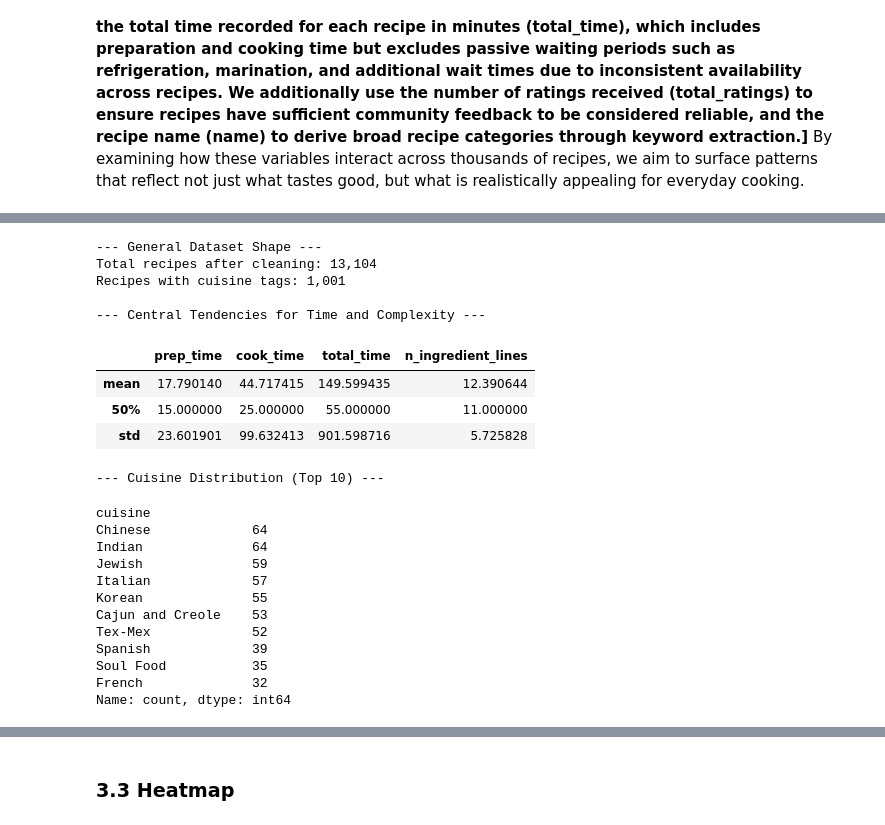
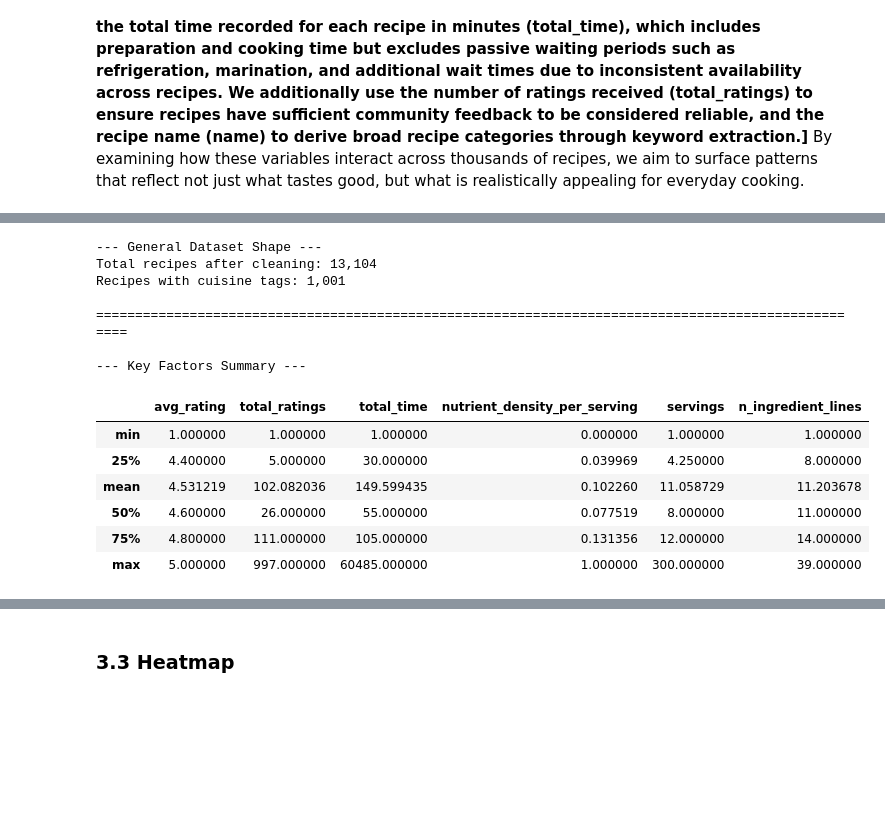
Before and after one commit to Capacesse/NUS-Allrecipes-DataAnalysis-2026, a Jupyter notebook: main_project.ipynb, the cells around one changed output, grey strips where cells are left out. Saved outputs shown, nothing was run; the diff lists cells and outputs as text; code cells hidden in the pictures; blank space fills up the shorter version.

```diff
--- a/main_project.ipynb
+++ b/main_project.ipynb
@@ -62,7 +64,7 @@ for col in num_cols:
     df[col] = pd.to_numeric(df[col], errors='coerce')
 
 # Drop rows missing essential metrics
-df.dropna(subset=['avg_rating', 'ingredients', 'prep_time',
+df.dropna(subset=['name', 'avg_rating', 'ingredients', 'prep_time',
                   'cook_time', 'total_time'], inplace=True)
 
 # Remove recipes with 0 time
@@ -79,8 +101,19 @@ def count_ingredients(s):
 
 df['n_ingredient_lines'] = df['ingredients'].apply(count_ingredients)
+# %%
+# Nutritional value of recipe using the nutrient density
+# Nutrient Density is the number of nutrients in a food relative to the calories that food provides.
+# Multiply protein and fat to their energy density, 4 and 9, and divide my the calories to get the nutrient density
+# [(protein x 4 + fat x 9)/calories]
+df['nutrient_density'] = ((df['protein'] * 4) + (df['fat'] * 9)) / df['calories']
+
+# Find nutrient density per serving
+df['nutrient_density_per_serving'] = df['nutrient_density'] / df['servings']
 # %%
+df['log_total_time'] = np.log1p(df['total_time']) # log-transform heavily skewed data
+df_filtered = df[df['total_ratings'] >= 10].copy() # Filter for reliable averages
+
 # Actionable Score
-df_filtered = df[df['total_ratings'] >= 10].copy() # Filter for reliable averages
 df_filtered['z_rating'] = stats.zscore(df_filtered['avg_rating'])
 
 df_filtered['z_ingredients'] = stats.zscore(df_filtered['n_ingredient_lines'])
@@ -95,64 +141,25 @@ df_filtered['ultimate_score'] = df_filtered['z_rating'] - (df_filtered['z_log_ti
 # %%
 print("--- General Dataset Shape ---")
 print(f"Total recipes after cleaning: {len(df):,}")
 print(f"Recipes with cuisine tags: {df['cuisine'].notna().sum():,}")
 
-print("\n--- Central Tendencies for Time and Complexity ---")
-time_stats = df[['prep_time', 'cook_time', 'total_time', 'n_ingredient_lines']].describe().loc[['mean', '50%', 'std']]
-display(time_stats)
+print("\n" + "="*100)
 
-print("\n--- Cuisine Distribution (Top 10) ---")
-display(df['cuisine'].value_counts().head(10))
-
-print("\n--- User Interaction Summary ---")
-rating_stats = df[['avg_rating', 'total_ratings']].describe().loc[['mean', '50%', 'max']]
+print("\n--- Key Factors Summary ---")
+rating_stats = df[['avg_rating', 'total_ratings', 'total_time', 'nutrient_density_per_serving', 'servings', 'n_ingredient_lines']].describe().loc[['min', '25%', 'mean', '50%', '75%', 'max']]
 display(rating_stats)
-
-print("\n--- Correlation: Time vs. Rating ---")
-corr_time_rating = df[['total_time', 'avg_rating']].corr().iloc[0,1]
-print(f"Pearson Correlation between Total Time and Average Rating: {corr_time_rating:.4f}")
-
-print("\n--- Top 5 Fastest High-Rated Recipes (High Rating, Low Time) ---")
-display(df_filtered.sort_values('action_score', ascending=False)[['name', 'total_time', 'avg_rating', 'n_ingredient_lines', 'action_score']].head(5))
-
-print("\n--- Correlation: Ingredients vs. Rating ---")
-corr_ingredients_rating = df[['n_ingredient_lines', 'avg_rating']].corr().iloc[0,1]
-print(f"Pearson Correlation between Total Time and Average Rating: {corr_ingredients_rating:.4f}")
-
-print("\n--- Top 5 Most Actionable Recipes (High Rating, Low Time) ---")
-display(df_filtered.sort_values('action_score', ascending=False)[['name', 'total_time', 'avg_rating', 'n_ingredient_lines', 'action_score']].head(5))
-
-print("--- Top 5: Simplest High-Rated Recipes (Low Ingredients) ---")
-display(df_filtered.sort_values('complexity_score', ascending=False)
-        [['name', 'avg_rating', 'n_ingredient_lines', 'complexity_score']].head(5))
-
-print("\n--- Correlation: Ingredients vs. Time ---")
-complexity_corr = df[['total_time', 'n_ingredient_lines']].corr().iloc[0,1]
-print(f"\nCorrelation between Total Time and Number of Ingredients: {complexity_corr:.4f}")
-
-print("\n--- Top 5: Simplest and Fastest High-Rated Recipes (High Rating, Low Time, Low Ingredients) ---")
-display(df_filtered.sort_values('ultimate_score', ascending=False)
-        [['name', 'avg_rating', 'total_time', 'n_ingredient_lines', 'ultimate_score']].head(5))
 # %% [output]
 --- General Dataset Shape ---
 Total recipes after cleaning: 13,104
 Recipes with cuisine tags: 1,001
 
---- Central Tendencies for Time and Complexity ---
+====================================================================================================
+
+--- Key Factors Summary ---
-|  | prep_time | cook_time | total_time | n_ingredient_lines |
-| mean | 17.790140 | 44.717415 | 149.599435 | 12.390644 |
-| 50% | 15.000000 | 25.000000 | 55.000000 | 11.000000 |
-| std | 23.601901 | 99.632413 | 901.598716 | 5.725828 |
+|  | avg_rating | total_ratings | total_time | nutrient_density_per_serving | servings | n_ingredient_lines |
+| min | 1.000000 | 1.000000 | 1.000000 | 0.000000 | 1.000000 | 1.000000 |
+| 25% | 4.400000 | 5.000000 | 30.000000 | 0.039969 | 4.250000 | 8.000000 |
+| mean | 4.531219 | 102.082036 | 149.599435 | 0.102260 | 11.058729 | 11.203678 |
+| 50% | 4.600000 | 26.000000 | 55.000000 | 0.077519 | 8.000000 | 11.000000 |
+| 75% | 4.800000 | 111.000000 | 105.000000 | 0.131356 | 12.000000 | 14.000000 |
+| max | 5.000000 | 997.000000 | 60485.000000 | 1.000000 | 300.000000 | 39.000000 |
---- Cuisine Distribution (Top 10) ---
-cuisine
-Chinese             64
-Indian              64
-Jewish              59
-Italian             57
-Korean              55
-Cajun and Creole    53
-Tex-Mex             52
-Spanish             39
-Soul Food           35
-French              32
-Name: count, dtype: int64
```
Also changed, not shown: parts of 40 cells of this notebook.
